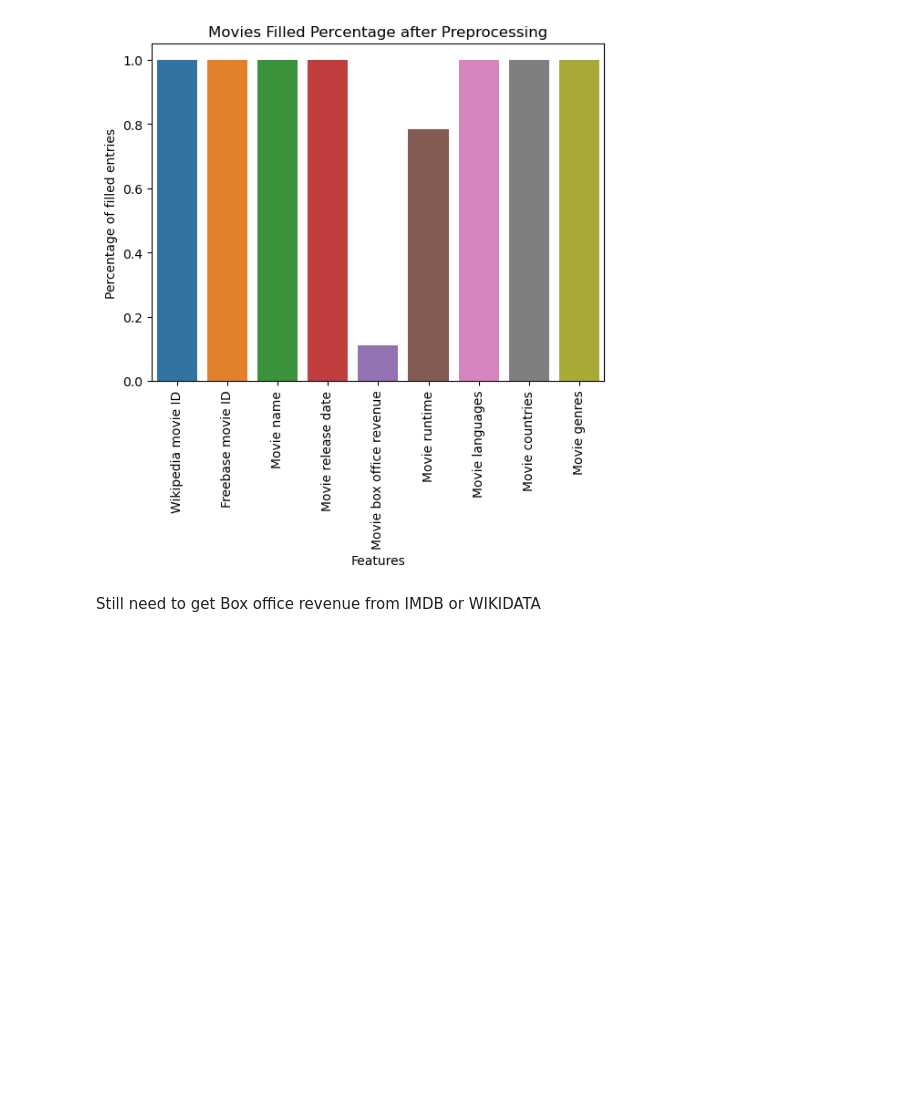
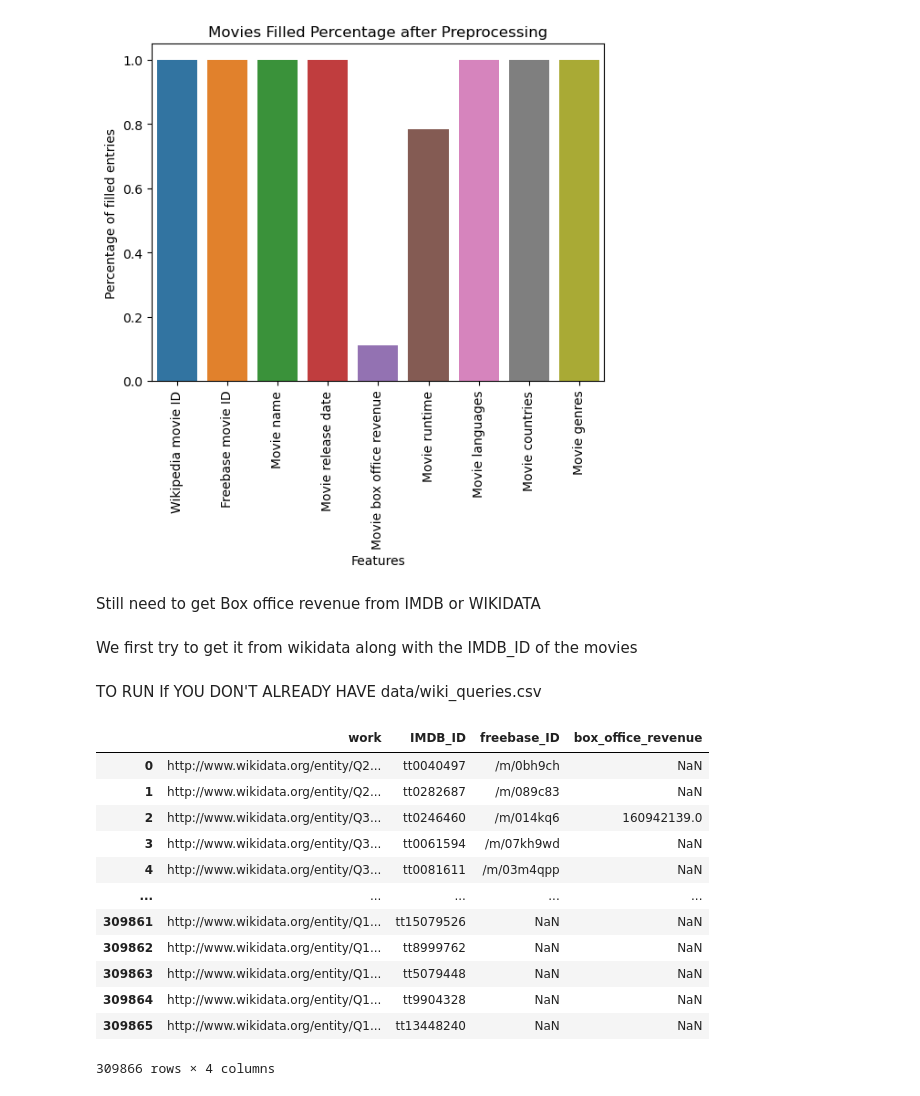
Before and after one commit to epfl-ada/ada-2024-project-metal2024, a Jupyter notebook: datapreprocessing.ipynb, the cells around one changed output. Saved outputs shown, nothing was run; the diff lists cells and outputs as text; code cells hidden in the pictures; blank space fills up the shorter version.

```diff
--- a/datapreprocessing.ipynb
+++ b/datapreprocessing.ipynb
@@ -495,3 +489,11 @@ plot_notNaPercentage(mo_df, "Movies Filled Percentage after Preprocessing")
 [figure]
 # %% [markdown]
 Still need to get Box office revenue from IMDB or WIKIDATA
+# %% [markdown]
+We first try to get it from wikidata along with the IMDB_ID of the movies
+# %%
+from SPARQLWrapper import SPARQLWrapper, JSON
+import time
+data_folder = './DATA/'
+import warnings
+warnings.filterwarnings('ignore')
@@ -497,0 +573,2 @@ Still need to get Box office revenue from IMDB or WIKIDATA
+# %% [markdown]
+TO RUN If YOU DON'T ALREADY HAVE data/wiki_queries.csv
@@ -497,0 +578,17 @@ Still need to get Box office revenue from IMDB or WIKIDATA
+# %%
+wiki_df = pd.read_csv(data_folder + 'wiki_queries.csv')
+wiki_df
+# %% [output]
+|  | work | IMDB_ID | freebase_ID | box_office_revenue |
+| 0 | http://www.wikidata.org/entity/Q2... | tt0040497 | /m/0bh9ch | NaN |
+| 1 | http://www.wikidata.org/entity/Q2... | tt0282687 | /m/089c83 | NaN |
+| 2 | http://www.wikidata.org/entity/Q3... | tt0246460 | /m/014kq6 | 160942139.0 |
+| 3 | http://www.wikidata.org/entity/Q3... | tt0061594 | /m/07kh9wd | NaN |
+| 4 | http://www.wikidata.org/entity/Q3... | tt0081611 | /m/03m4qpp | NaN |
+| ... | ... | ... | ... | ... |
+| 309861 | http://www.wikidata.org/entity/Q1... | tt15079526 | NaN | NaN |
+| 309862 | http://www.wikidata.org/entity/Q1... | tt8999762 | NaN | NaN |
+| 309863 | http://www.wikidata.org/entity/Q1... | tt5079448 | NaN | NaN |
+| 309864 | http://www.wikidata.org/entity/Q1... | tt9904328 | NaN | NaN |
+| 309865 | http://www.wikidata.org/entity/Q1... | tt13448240 | NaN | NaN |
+309866 rows × 4 columns
```
Also changed, not shown: parts of 16 cells of this notebook, 3 other files.
